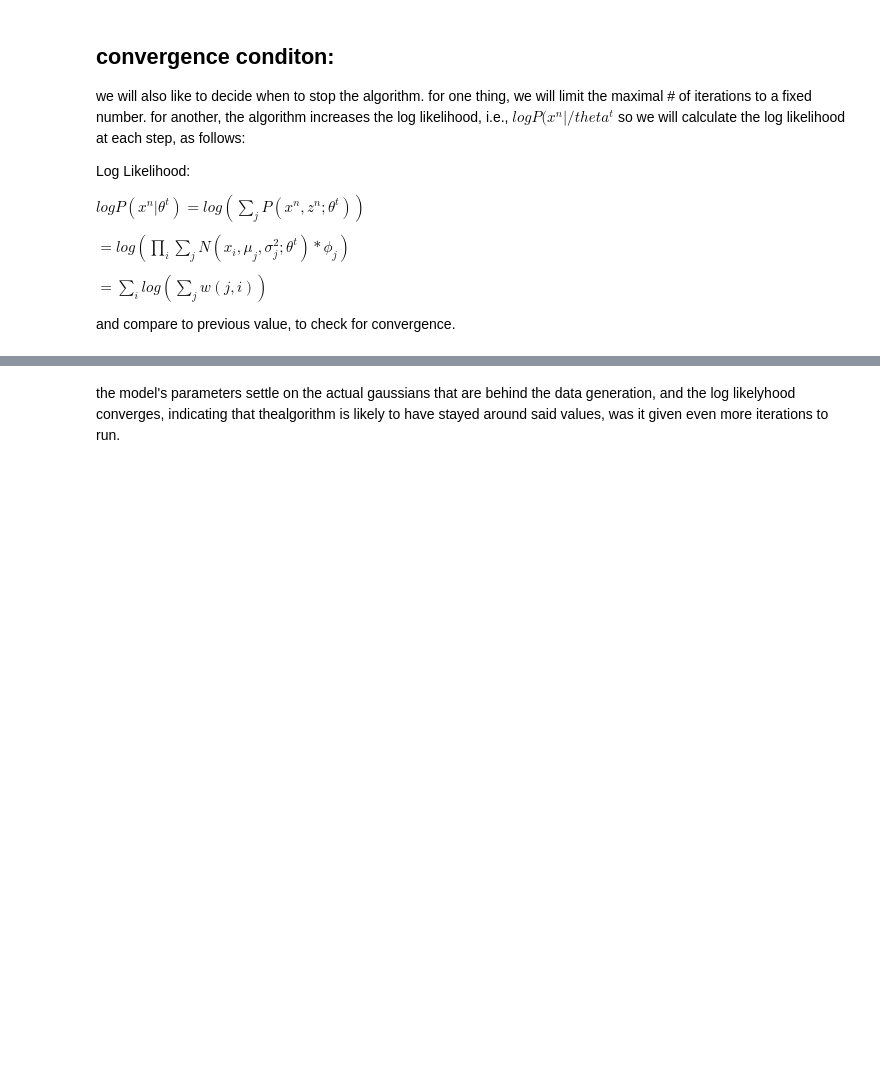
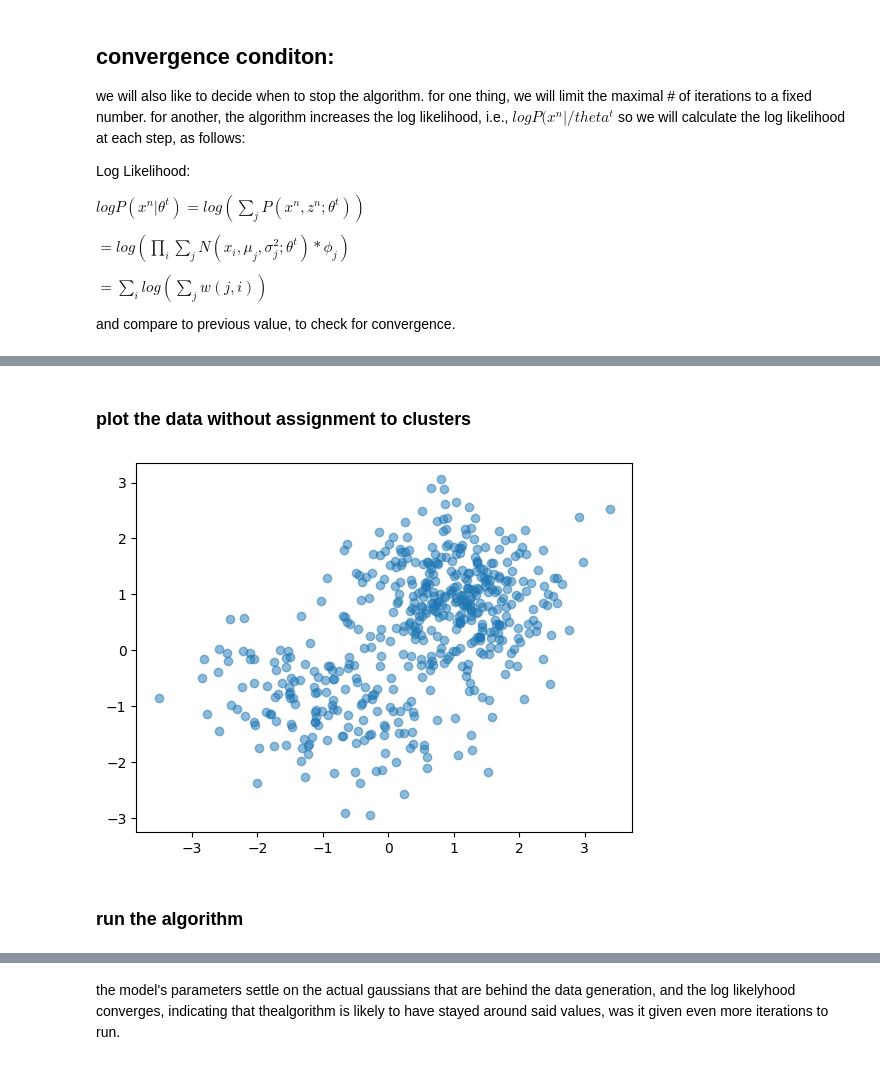
Before and after one commit to nadavo11/MLE_unsupervised_clustering, a Jupyter notebook: EM_Clustering.ipynb, the cells around one changed output, grey strips where cells are left out. Saved outputs shown, nothing was run; the diff lists cells and outputs as text; code cells hidden in the pictures; blank space fills up the shorter version.

```diff
--- a/EM_Clustering.ipynb
+++ b/EM_Clustering.ipynb
@@ -418,0 +360,9 @@ log likelyhood:  31913.987035624352
+# %% [markdown]
+### plot the data without assignment to clusters
+# %%
+plt.scatter(data[:,0], data[:, 1],  alpha=0.5)
+plt.show()
+# %% [output]
+[figure, added]
+# %% [markdown]
+### run the algorithm
```
Also changed, not shown: parts of 26 cells of this notebook.
